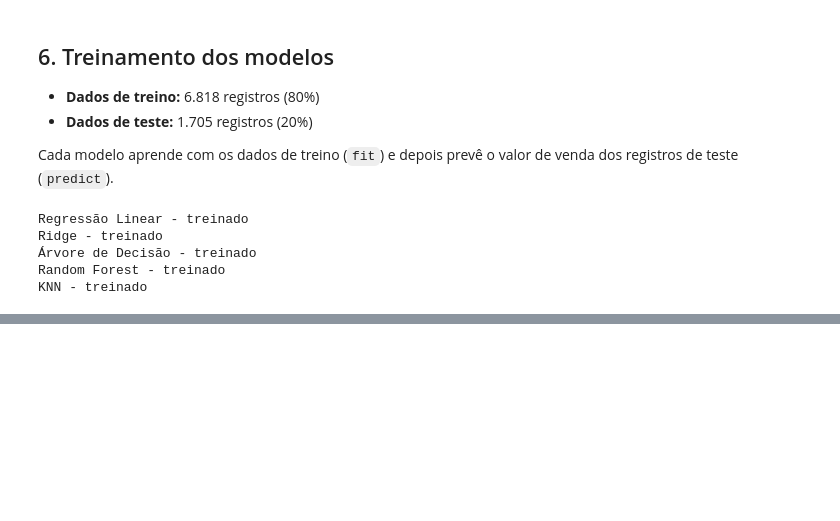
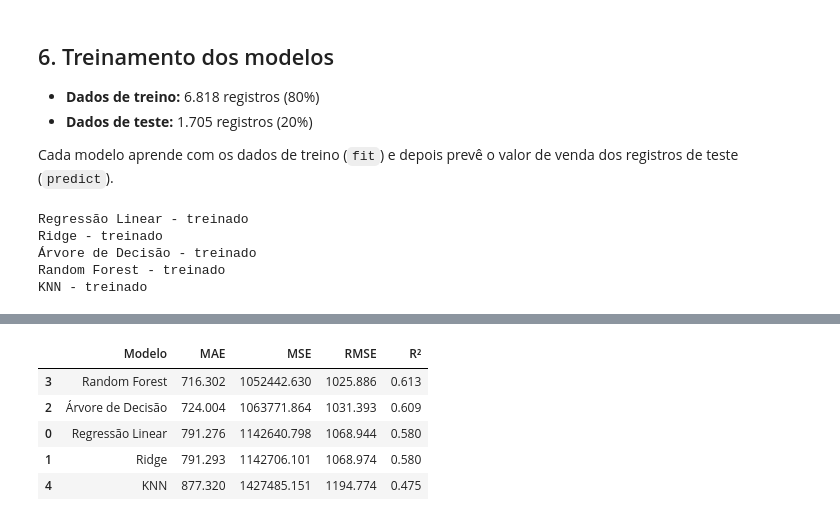
Before and after one commit to JlucasFaria/projeto-ml, a Jupyter notebook: notebooks/05_vendas_bigmart.ipynb, the cells around one changed output, grey strips where cells are left out. Saved outputs shown, nothing was run; the diff lists cells and outputs as text; code cells hidden in the pictures; blank space fills up the shorter version.

```diff
--- a/notebooks/05_vendas_bigmart.ipynb
+++ b/notebooks/05_vendas_bigmart.ipynb
@@ -352,0 +362,23 @@ KNN - treinado
+# %%
+from sklearn.metrics import mean_absolute_error, mean_squared_error, r2_score
+
+resultados = []
+for nome, y_prev in previsoes.items():
+    mse = mean_squared_error(y_teste, y_prev)
+    resultados.append({
+        'Modelo': nome,
+        'MAE': mean_absolute_error(y_teste, y_prev),
+        'MSE': mse,
+        'RMSE': np.sqrt(mse),
+        'R²': r2_score(y_teste, y_prev)
+    })
+
+tabela = pd.DataFrame(resultados).sort_values('R²', ascending=False)
+tabela.round(3)
+# %% [output]
+|  | Modelo | MAE | MSE | RMSE | R² |
+| 3 | Random Forest | 716.302 | 1052442.630 | 1025.886 | 0.613 |
+| 2 | Árvore de Decisão | 724.004 | 1063771.864 | 1031.393 | 0.609 |
+| 0 | Regressão Linear | 791.276 | 1142640.798 | 1068.944 | 0.580 |
+| 1 | Ridge | 791.293 | 1142706.101 | 1068.974 | 0.580 |
+| 4 | KNN | 877.320 | 1427485.151 | 1194.774 | 0.475 |
```
Also changed, not shown: parts of 6 cells of this notebook.
